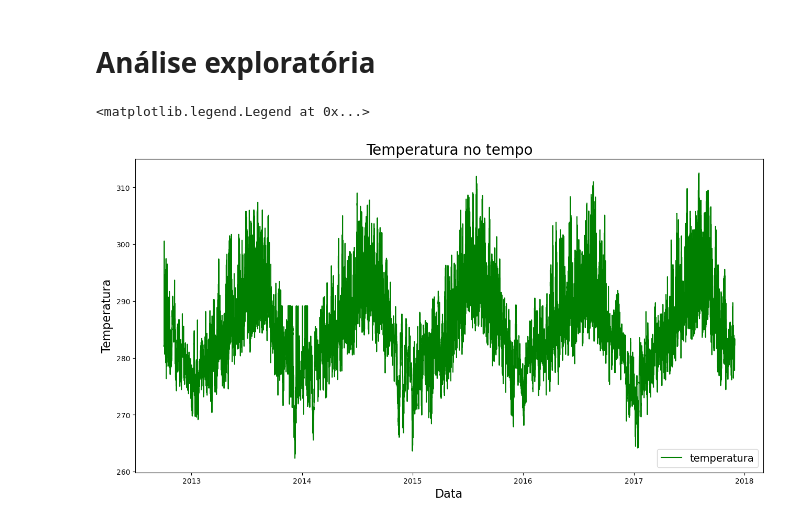
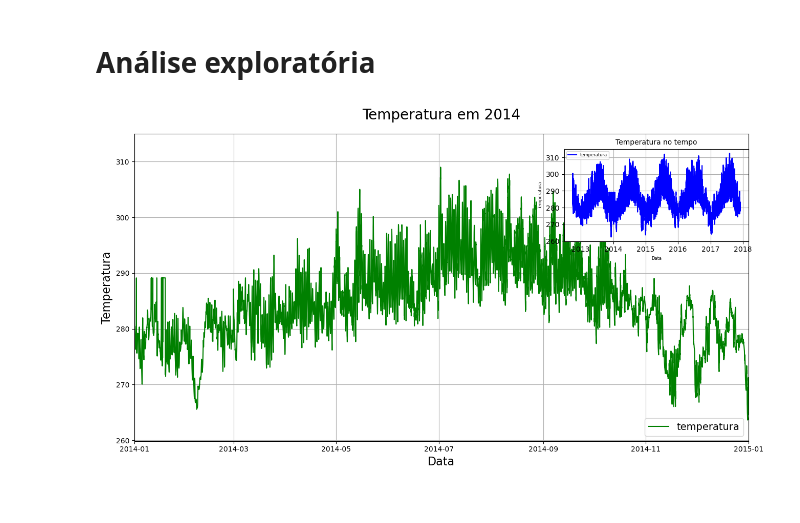
Before and after one commit to ledsouza/estudo_matplotlib, a Jupyter notebook: eda_temperatura.ipynb, the cells around one changed output. Cells and saved outputs as stored; diff of their text form; code cells hidden in the pictures.

```diff
--- a/eda_temperatura.ipynb
+++ b/eda_temperatura.ipynb
@@ -42,12 +43,21 @@ df['data'] = pd.to_datetime(df['data'])
 # %%
 fig = plt.figure(figsize=(12,6))
 eixo = fig.add_axes([0, 0, 1, 1])
-eixo.plot(df['data'], df['temperatura'], color = 'green')
+eixo2 = fig.add_axes([0.7, 0.65, 0.3, 0.3])
+eixo.plot(df['data'], df['temperatura'], color = 'g')
 
-eixo.set_title('Temperatura no tempo', fontsize = 20)
+eixo.set_xlim(datetime(2014,1,1), datetime(2015,1,1))
+eixo.set_title('Temperatura em 2014', fontsize = 20, pad = 20)
 eixo.set_ylabel('Temperatura', fontsize = 16)
 eixo.set_xlabel('Data', fontsize = 16)
 eixo.legend(['temperatura'], loc = 'lower right', fontsize = 14)
+eixo.grid(True)
+
+eixo2.plot(df['data'], df['temperatura'], color = 'b')
+eixo2.set_title('Temperatura no tempo', fontsize = 10)
+eixo2.set_ylabel('Temperatura', fontsize = 6)
+eixo2.set_xlabel('Data', fontsize = 6)
+eixo2.legend(['temperatura'], loc = 'best', fontsize = 6)
+eixo2.grid(True)
 # %% [output]
-<matplotlib.legend.Legend at 0x...>
-[figure, old version]
+[figure, new version]
```
Also changed, not shown: parts of 6 cells of this notebook.
